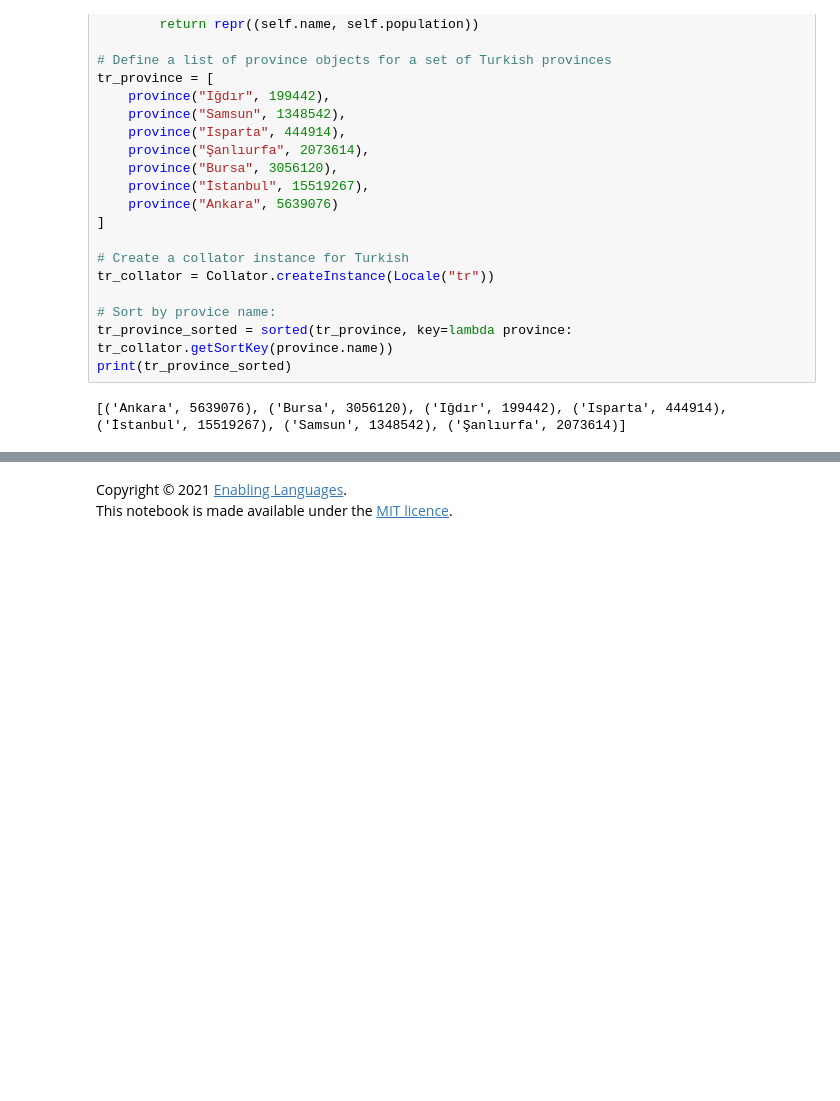
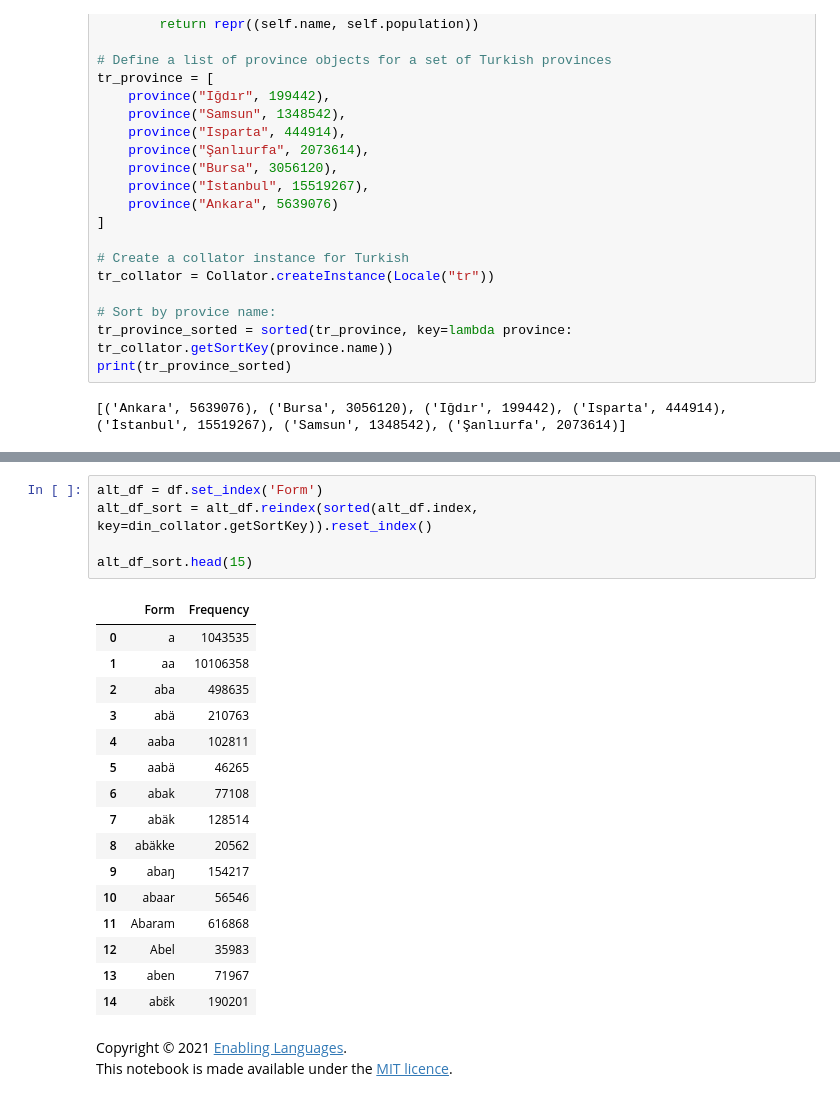
Before and after one commit to enabling-languages/python-i18n, a Jupyter notebook: notebooks/Collation.ipynb, the cells around one changed output, grey strips where cells are left out. Cells and saved outputs as stored; diff of their text form; blank space fills up the shorter version.

```diff
--- a/notebooks/Collation.ipynb
+++ b/notebooks/Collation.ipynb
@@ -752,2 +829,24 @@ print(tr_province_sorted)
+# %%
+alt_df = df.set_index('Form')
+alt_df_sort = alt_df.reindex(sorted(alt_df.index, key=din_collator.getSortKey)).reset_index()
+
+alt_df_sort.head(15)
+# %% [output]
+|  | Form | Frequency |
+| 0 | a | 1043535 |
+| 1 | aa | 10106358 |
+| 2 | aba | 498635 |
+| 3 | abä | 210763 |
+| 4 | aaba | 102811 |
+| 5 | aabä | 46265 |
+| 6 | abak | 77108 |
+| 7 | abäk | 128514 |
+| 8 | abäkke | 20562 |
+| 9 | abaŋ | 154217 |
+| 10 | abaar | 56546 |
+| 11 | Abaram | 616868 |
+| 12 | Abel | 35983 |
+| 13 | aben | 71967 |
+| 14 | abɛ̈k | 190201 |
 # %% [markdown]
 Copyright © 2021 [Enabling Languages](https://enabling-languages.github.io/). <br>This notebook is made available under the [MIT licence](https://github.com/enabling-languages/python-i18n/blob/main/LICENSE).
```
Also changed, not shown: parts of 7 cells of this notebook, 1 other file.
